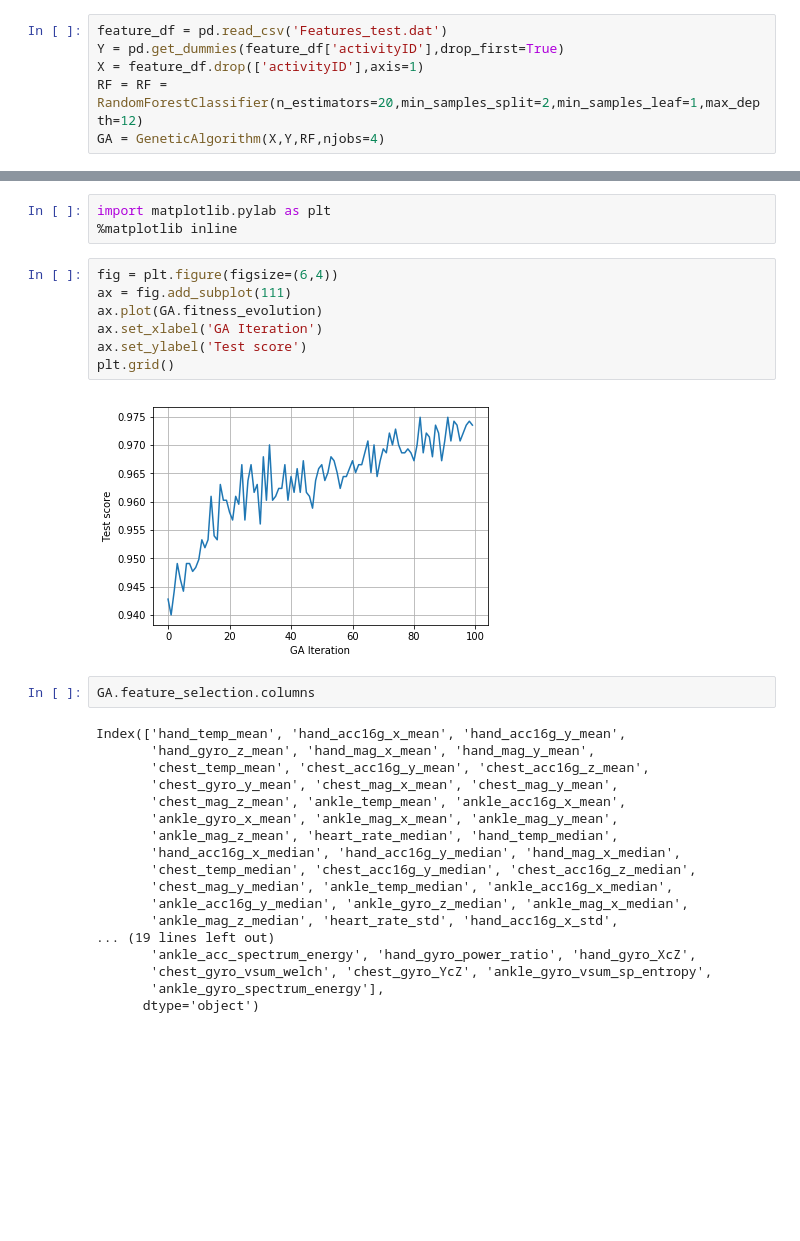
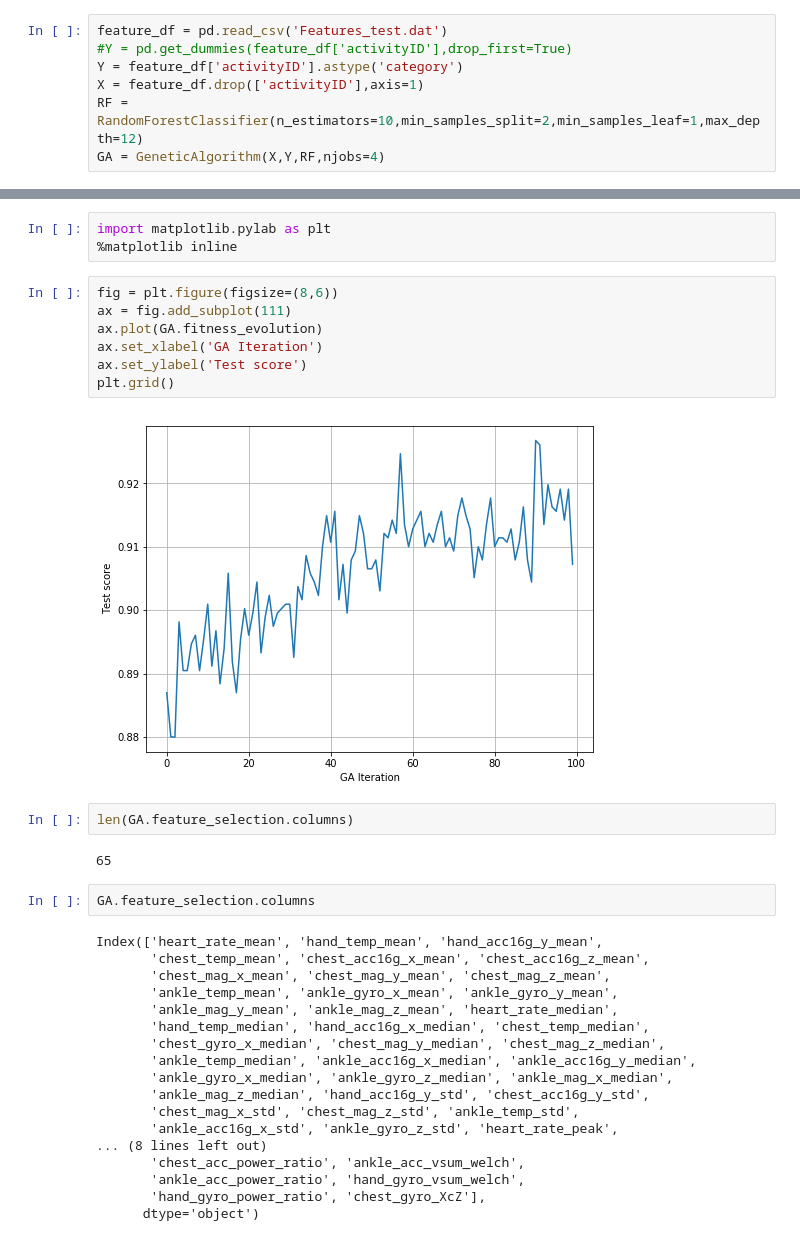
Before and after one commit to kcmeehan/BiometricsActivityClassification, a Jupyter notebook: master_features_workflow/Test_GA.ipynb, the cells around one changed output, grey strips where cells are left out. Saved outputs shown, nothing was run; the diff lists cells and outputs as text; blank space fills up the shorter version.

Commit message:
improved feature selection workflow

```diff
--- a/master_features_workflow/Test_GA.ipynb
+++ b/master_features_workflow/Test_GA.ipynb
@@ -5,9 +5,10 @@ import numpy as np
 import pandas as pd
 # %%
 feature_df = pd.read_csv('Features_test.dat')
-Y = pd.get_dummies(feature_df['activityID'],drop_first=True)
+#Y = pd.get_dummies(feature_df['activityID'],drop_first=True)
+Y = feature_df['activityID'].astype('category')
 X = feature_df.drop(['activityID'],axis=1)
-RF = RF = RandomForestClassifier(n_estimators=20,min_samples_split=2,min_samples_leaf=1,max_depth=12)
+RF = RandomForestClassifier(n_estimators=10,min_samples_split=2,min_samples_leaf=1,max_depth=12)
 GA = GeneticAlgorithm(X,Y,RF,njobs=4)
 # %%
 GA.fit()
@@ -33,31 +34,35 @@ GeneticAlgorithm: Testing generation 99
 import matplotlib.pylab as plt
 %matplotlib inline
 # %%
-fig = plt.figure(figsize=(6,4))
+fig = plt.figure(figsize=(8,6))
 ax = fig.add_subplot(111)
 ax.plot(GA.fitness_evolution)
 ax.set_xlabel('GA Iteration')
 ax.set_ylabel('Test score')
 plt.grid()
 # %% [output]
-[figure, old version]
+[figure, new version]
+# %%
+len(GA.feature_selection.columns)
+# %% [output]
+65
 # %%
 GA.feature_selection.columns
 # %% [output]
-Index(['hand_temp_mean', 'hand_acc16g_x_mean', 'hand_acc16g_y_mean',
-       'hand_gyro_z_mean', 'hand_mag_x_mean', 'hand_mag_y_mean',
-       'chest_temp_mean', 'chest_acc16g_y_mean', 'chest_acc16g_z_mean',
-       'chest_gyro_y_mean', 'chest_mag_x_mean', 'chest_mag_y_mean',
-       'chest_mag_z_mean', 'ankle_temp_mean', 'ankle_acc16g_x_mean',
-       'ankle_gyro_x_mean', 'ankle_mag_x_mean', 'ankle_mag_y_mean',
-       'ankle_mag_z_mean', 'heart_rate_median', 'hand_temp_median',
-       'hand_acc16g_x_median', 'hand_acc16g_y_median', 'hand_mag_x_median',
-       'chest_temp_median', 'chest_acc16g_y_median', 'chest_acc16g_z_median',
-       'chest_mag_y_median', 'ankle_temp_median', 'ankle_acc16g_x_median',
-       'ankle_acc16g_y_median', 'ankle_gyro_z_median', 'ankle_mag_x_median',
-       'ankle_mag_z_median', 'heart_rate_std', 'hand_acc16g_x_std',
-... (19 lines left out)
-       'ankle_acc_spectrum_energy', 'hand_gyro_power_ratio', 'hand_gyro_XcZ',
-       'chest_gyro_vsum_welch', 'chest_gyro_YcZ', 'ankle_gyro_vsum_sp_entropy',
-       'ankle_gyro_spectrum_energy'],
+Index(['heart_rate_mean', 'hand_temp_mean', 'hand_acc16g_y_mean',
+       'chest_temp_mean', 'chest_acc16g_x_mean', 'chest_acc16g_z_mean',
+       'chest_mag_x_mean', 'chest_mag_y_mean', 'chest_mag_z_mean',
+       'ankle_temp_mean', 'ankle_gyro_x_mean', 'ankle_gyro_y_mean',
+       'ankle_mag_y_mean', 'ankle_mag_z_mean', 'heart_rate_median',
+       'hand_temp_median', 'hand_acc16g_x_median', 'chest_temp_median',
+       'chest_gyro_x_median', 'chest_mag_y_median', 'chest_mag_z_median',
+       'ankle_temp_median', 'ankle_acc16g_x_median', 'ankle_acc16g_y_median',
+       'ankle_gyro_x_median', 'ankle_gyro_z_median', 'ankle_mag_x_median',
+       'ankle_mag_z_median', 'hand_acc16g_y_std', 'chest_acc16g_y_std',
+       'chest_mag_x_std', 'chest_mag_z_std', 'ankle_temp_std',
+       'ankle_acc16g_x_std', 'ankle_gyro_z_std', 'heart_rate_peak',
+... (8 lines left out)
+       'chest_acc_power_ratio', 'ankle_acc_vsum_welch',
+       'ankle_acc_power_ratio', 'hand_gyro_vsum_welch',
+       'hand_gyro_power_ratio', 'chest_gyro_XcZ'],
       dtype='object')
```
Also changed, not shown: 3 other files.
